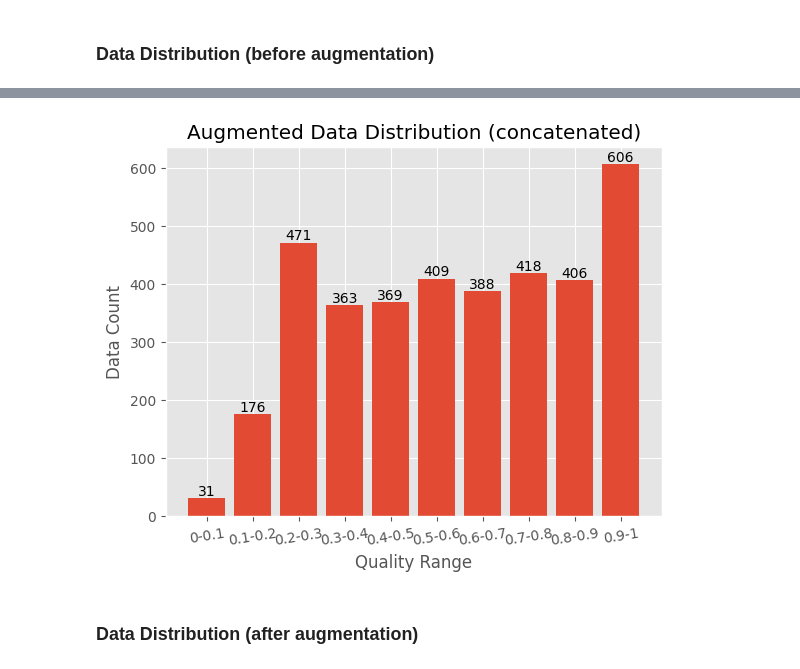
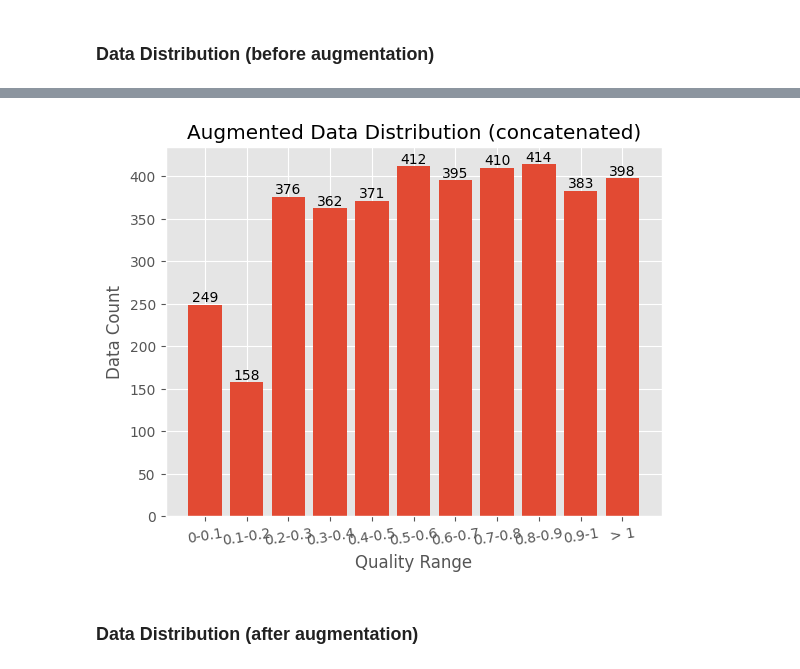
Before and after one commit to Turu-Bangkit/ml, a Jupyter notebook: predict_sleep_quality4.ipynb, the cells around one changed output, grey strips where cells are left out. Drawn from its saved outputs; the diff is of its cells as text; code cells hidden in the pictures.

```diff
--- a/predict_sleep_quality4.ipynb
+++ b/predict_sleep_quality4.ipynb
@@ -388,5 +389,2 @@ plt.show()
 # %%
 augmented_data = []
-# %%
-perturbation = np.random.uniform(low=-0.05, high=0.05)
-perturbation
@@ -395,6 +391,7 @@ perturbation
 # %%
 target_count = 400
 quality_ranges = [(0, 0.1), (0.1, 0.2), (0.2, 0.3), (0.3, 0.4), (0.4, 0.5), (0.5, 0.6), (0.6, 0.7), (0.7, 0.8), (0.8, 0.9), (0.9, 1), (1, 1.1)]
+perturbation_value = 0.01
 
 # Iterate over each quality range
 for quality_range in quality_ranges:
@@ -405,6 +402,11 @@ for quality_range in quality_ranges:
     # Calculate the number of additional samples needed
     additional_samples = target_count - existing_count
     count = additional_samples if additional_samples >= 0 else 0
+    if range_start == 0:
+      count *= 10
+    elif range_start == 0.2:
+      count *= 0.75
+    count = int(count)
 
     # Generate augmented samples by perturbing existing data
     # If additional samples are needed, perturb existing data
@@ -415,21 +417,26 @@ for quality_range in quality_ranges:
     # > ambil baris random sesuai dengan additional_samples lalu perturb
 
     if existing_count != 0:
-        if existing_count < additional_samples:
-            copied_rows = pd.concat([range_data] * int(additional_samples / existing_count), ignore_index=True)
-            if additional_samples % existing_count != 0:
-                random_rows = range_data.sample((additional_samples % existing_count), replace=True)
+        if existing_count < count:
+            copied_rows = pd.concat([range_data] * int(count / existing_count), ignore_index=True)
+            if count % existing_count != 0:
+                random_rows = range_data.sample((count % existing_count), replace=True)
                 selected_rows = pd.concat([copied_rows, random_rows], ignore_index=True)
             else:
               selected_rows = copied_rows
         else:
-            selected_rows = range_data.sample(n=additional_samples, random_state=42)
+            selected_rows = range_data.sample(n=count, random_state=42)
 
         for _, row in selected_rows.iterrows():
             augmented_row = row.copy()
             for col in augmented_row.index:
-                perturbation = np.random.uniform(low=-0.01, high=0.01)
-                augmented_row[col] += perturbation
+                if range_start == 1:
+                    if col != "quality":
+                        perturbation = np.random.uniform(low=-perturbation_value, high=perturbation_value)
+                        augmented_row[col] += perturbation
+                else:
+                    perturbation = np.random.uniform(low=-perturbation_value, high=perturbation_value)
+                    augmented_row[col] += perturbation
             augmented_data.append(augmented_row)
 # %%
 augmented_data = pd.DataFrame(augmented_data)
@@ -451,4 +458,6 @@ augmented_data
 # %%
+augmented_data = augmented_data.round(6).astype(float)
+
 # Remove negative values
 mask = (augmented_data < 0).any(axis=1)
 augmented_data = augmented_data[~mask]
@@ -484,10 +493,11 @@ five_six = augmented_data.loc[(augmented_data["quality"] >= 0.5) & (augmented_da
 six_seven = augmented_data.loc[(augmented_data["quality"] >= 0.6) & (augmented_data["quality"] < 0.7)].count()["quality"]
 seven_eight = augmented_data.loc[(augmented_data["quality"] >= 0.7) & (augmented_data["quality"] < 0.8)].count()["quality"]
 eight_nine = augmented_data.loc[(augmented_data["quality"] >= 0.8) & (augmented_data["quality"] < 0.9)].count()["quality"]
-nine_ten = augmented_data.loc[augmented_data["quality"] >= 0.9].count()["quality"]
+nine_ten = augmented_data.loc[(augmented_data["quality"] >= 0.9) & (augmented_data["quality"] < 1)].count()["quality"]
+ten = augmented_data.loc[augmented_data["quality"] >= 1].count()["quality"]
 
-qualities = [zero_one, one_two, two_three, three_four, four_five, five_six, six_seven, seven_eight, eight_nine, nine_ten]
-labels = ["0-0.1", "0.1-0.2", "0.2-0.3", "0.3-0.4", "0.4-0.5", "0.5-0.6", "0.6-0.7", "0.7-0.8", "0.8-0.9", "0.9-1"]
+qualities = [zero_one, one_two, two_three, three_four, four_five, five_six, six_seven, seven_eight, eight_nine, nine_ten, ten]
+labels = ["0-0.1", "0.1-0.2", "0.2-0.3", "0.3-0.4", "0.4-0.5", "0.5-0.6", "0.6-0.7", "0.7-0.8", "0.8-0.9", "0.9-1", "> 1"]
 
 plt.style.use("ggplot")
 
@@ -526,36 +536,37 @@ augmented_df
 # %%
 import matplotlib.pyplot as plt
 
 zero_one = augmented_df.loc[augmented_df["quality"] < 0.1].count()["quality"]
 one_two = augmented_df.loc[(augmented_df["quality"] >= 0.1) & (augmented_df["quality"] < 0.2)].count()["quality"]
 two_three = augmented_df.loc[(augmented_df["quality"] >= 0.2) & (augmented_df["quality"] < 0.3)].count()["quality"]
 three_four = augmented_df.loc[(augmented_df["quality"] >= 0.3) & (augmented_df["quality"] < 0.4)].count()["quality"]
 four_five = augmented_df.loc[(augmented_df["quality"] >= 0.4) & (augmented_df["quality"] < 0.5)].count()["quality"]
 five_six = augmented_df.loc[(augmented_df["quality"] >= 0.5) & (augmented_df["quality"] < 0.6)].count()["quality"]
 six_seven = augmented_df.loc[(augmented_df["quality"] >= 0.6) & (augmented_df["quality"] < 0.7)].count()["quality"]
 seven_eight = augmented_df.loc[(augmented_df["quality"] >= 0.7) & (augmented_df["quality"] < 0.8)].count()["quality"]
 eight_nine = augmented_df.loc[(augmented_df["quality"] >= 0.8) & (augmented_df["quality"] < 0.9)].count()["quality"]
-nine_ten = augmented_df.loc[augmented_df["quality"] >= 0.9].count()["quality"]
+nine_ten = augmented_df.loc[(augmented_df["quality"] >= 0.9) & (augmented_df["quality"] < 1)].count()["quality"]
+ten = augmented_df.loc[augmented_df["quality"] >= 1].count()["quality"]
 
-qualities = [zero_one, one_two, two_three, three_four, four_five, five_six, six_seven, seven_eight, eight_nine, nine_ten]
-labels = ["0-0.1", "0.1-0.2", "0.2-0.3", "0.3-0.4", "0.4-0.5", "0.5-0.6", "0.6-0.7", "0.7-0.8", "0.8-0.9", "0.9-1"]
+qualities = [zero_one, one_two, two_three, three_four, four_five, five_six, six_seven, seven_eight, eight_nine, nine_ten, ten]
+labels = ["0-0.1", "0.1-0.2", "0.2-0.3", "0.3-0.4", "0.4-0.5", "0.5-0.6", "0.6-0.7", "0.7-0.8", "0.8-0.9", "0.9-1", "> 1"]
 
 plt.style.use("ggplot")
 
 plt.bar(labels, qualities)
 
 for i, count in enumerate(qualities):
     plt.text(i, count, str(count), ha='center', va='bottom')
 
 plt.title("Augmented Data Distribution (concatenated)")
 plt.xlabel("Quality Range")
 plt.ylabel("Data Count")
 
 plt.xticks(rotation=9)
 
 plt.show()
 # %% [output]
-[figure, old version]
+[figure, new version]
 # %% [markdown]
 ### Data Distribution (after augmentation)
 # %%
```
Also changed, not shown: parts of 31 cells of this notebook, 1 other file.
